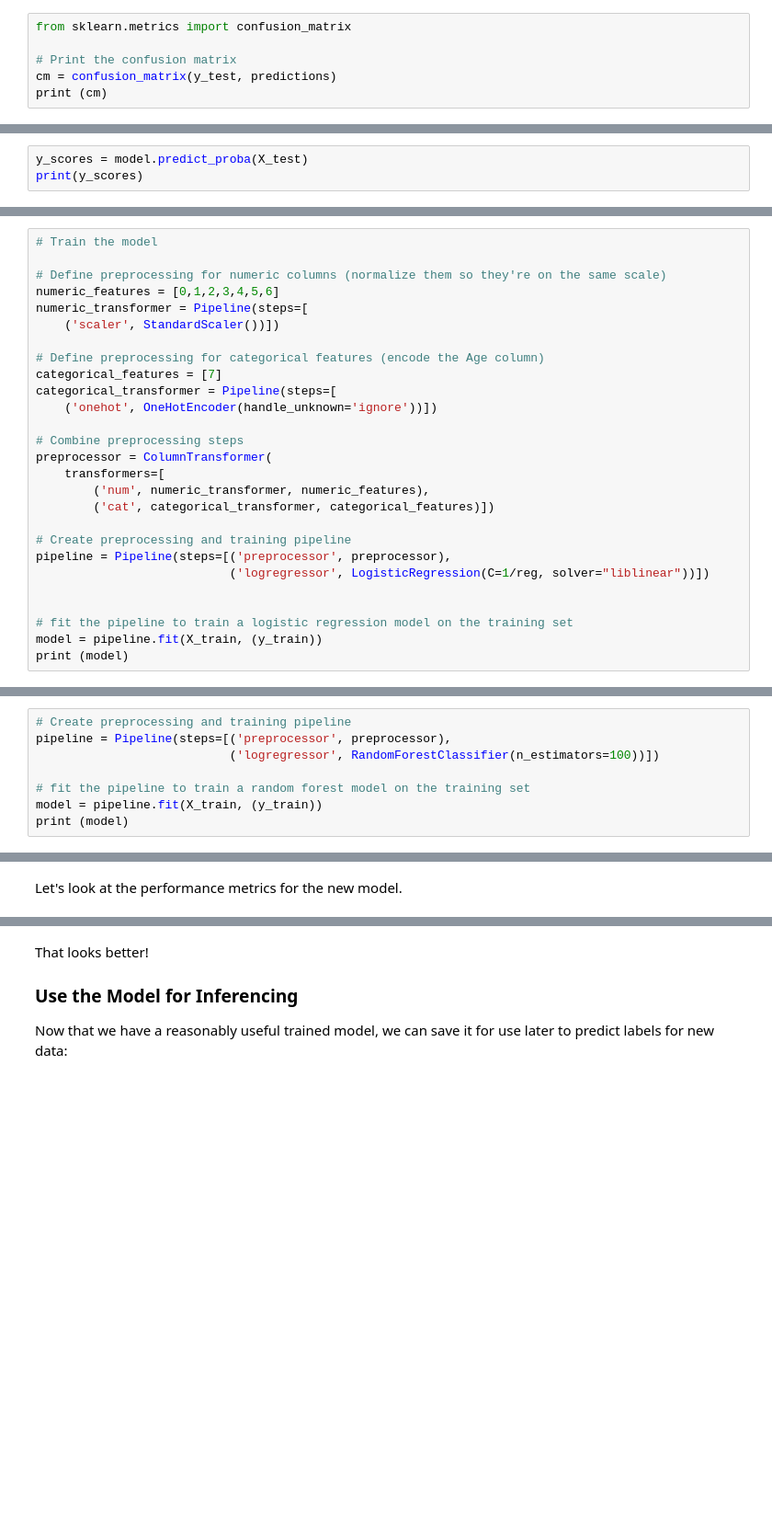
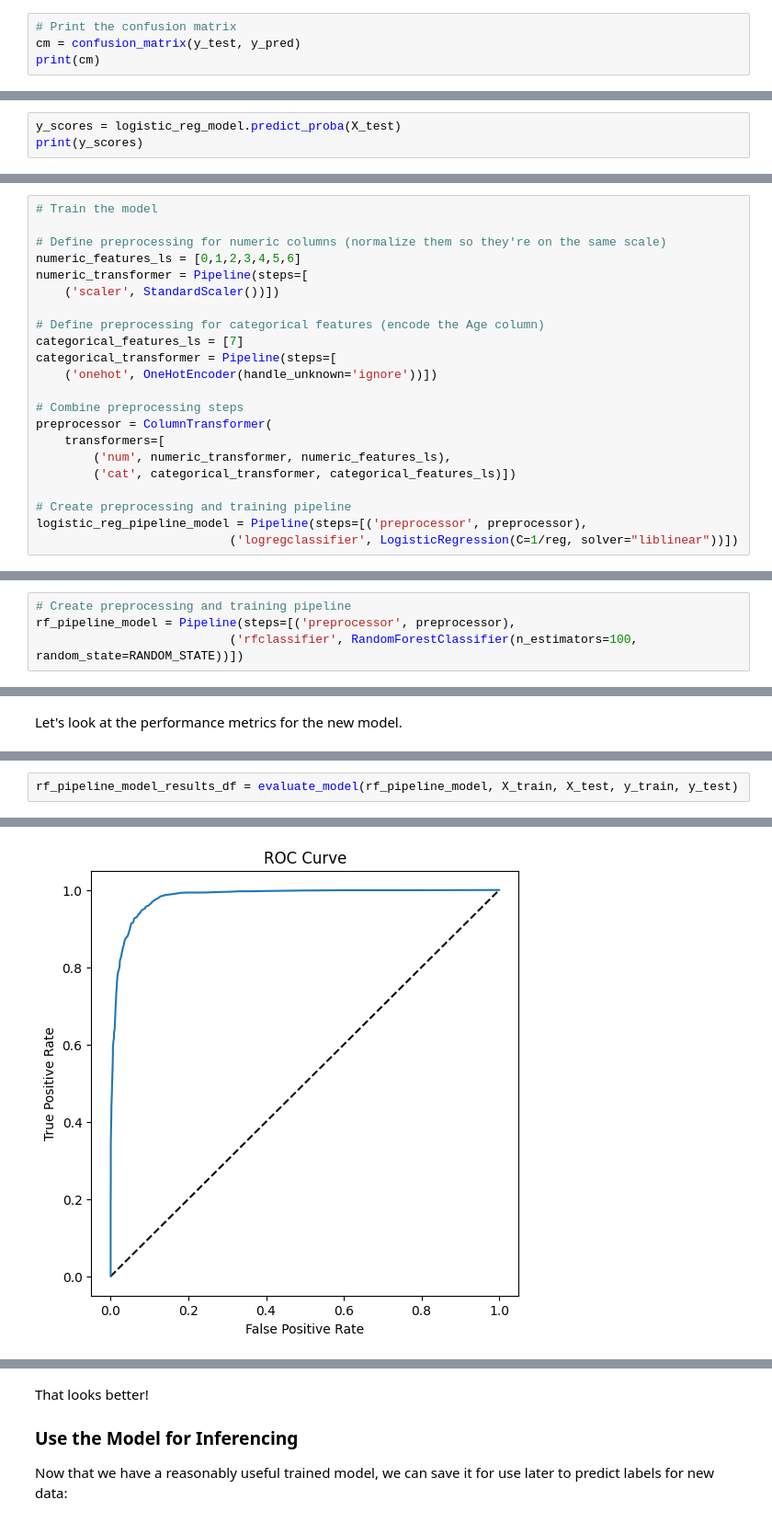
Before and after one commit to iliyaML/ms-machine-learning, a Jupyter notebook: classification/031_Classification_Binary.ipynb, the cells around one changed output, grey strips where cells are left out. Shown at 92% size. Cells and saved outputs as stored; diff of their text form; blank space fills up the shorter version.

```diff
--- a/classification/031_Classification_Binary.ipynb
+++ b/classification/031_Classification_Binary.ipynb
@@ -220,18 +238,16 @@ Note that the correct (*true*) predictions form a diagonal line from top left to
 
 In Python, you can use the **sklearn.metrics.confusion_matrix** function to find these values for a trained classifier:
 # %%
-from sklearn.metrics import confusion_matrix
-
 # Print the confusion matrix
-cm = confusion_matrix(y_test, predictions)
-print (cm)
+cm = confusion_matrix(y_test, y_pred)
+print(cm)
 # %% [output]
 [[2638  348]
  [ 600  914]]
 # %% [markdown]
 Until now, we've considered the predictions from the model as being either 1 or 0 class labels. Actually, things are a little more complex than that. Statistical machine learning algorithms, like logistic regression, are based on *probability*; so what actually gets predicted by a binary classifier is the probability that the label is true (**P(y)**) and the probability that the label is false (1 - **P(y)**). A threshold value of 0.5 is used to decide whether the predicted label is a 1 (*P(y) > 0.5*) or a 0 (*P(y) <= 0.5*). You can use the **predict_proba** method to see the probability pairs for each case:
 # %%
-y_scores = model.predict_proba(X_test)
+y_scores = logistic_reg_model.predict_proba(X_test)
 print(y_scores)
 # %% [output]
 [[0.81651727 0.18348273]
@@ -285,26 +301,21 @@ To apply these preprocessing transformations, we'll make use of a Scikit-Learn f
 # Train the model
 
 # Define preprocessing for numeric columns (normalize them so they're on the same scale)
-numeric_features = [0,1,2,3,4,5,6]
+numeric_features_ls = [0,1,2,3,4,5,6]
 numeric_transformer = Pipeline(steps=[
     ('scaler', StandardScaler())])
 
 # Define preprocessing for categorical features (encode the Age column)
-categorical_features = [7]
+categorical_features_ls = [7]
 categorical_transformer = Pipeline(steps=[
     ('onehot', OneHotEncoder(handle_unknown='ignore'))])
 
 # Combine preprocessing steps
 preprocessor = ColumnTransformer(
     transformers=[
-        ('num', numeric_transformer, numeric_features),
-        ('cat', categorical_transformer, categorical_features)])
+        ('num', numeric_transformer, numeric_features_ls),
+        ('cat', categorical_transformer, categorical_features_ls)])
 
 # Create preprocessing and training pipeline
-pipeline = Pipeline(steps=[('preprocessor', preprocessor),
-                           ('logregressor', LogisticRegression(C=1/reg, solver="liblinear"))])
-
-
-# fit the pipeline to train a logistic regression model on the training set
-model = pipeline.fit(X_train, (y_train))
-print (model)
+logistic_reg_pipeline_model = Pipeline(steps=[('preprocessor', preprocessor),
+                           ('logregclassifier', LogisticRegression(C=1/reg, solver="liblinear"))])
@@ -375,9 +399,5 @@ Now let's try a different algorithm. Previously we used a logistic regression al
 This time, We'll use the same preprocessing steps as before, but we'll train the model using an *ensemble* algorithm named *Random Forest* that combines the outputs of multiple random decision trees (for more details, see the [Scikit-Learn documentation](https://scikit-learn.org/stable/modules/ensemble.html#forests-of-randomized-trees)).
 # %%
 # Create preprocessing and training pipeline
-pipeline = Pipeline(steps=[('preprocessor', preprocessor),
-                           ('logregressor', RandomForestClassifier(n_estimators=100))])
-
-# fit the pipeline to train a random forest model on the training set
-model = pipeline.fit(X_train, (y_train))
-print (model)
+rf_pipeline_model = Pipeline(steps=[('preprocessor', preprocessor),
+                           ('rfclassifier', RandomForestClassifier(n_estimators=100, random_state=RANDOM_STATE))])
@@ -431,0 +406,3 @@ AUC: 0.982187018061389
+# %%
+rf_pipeline_model_results_df = evaluate_model(rf_pipeline_model, X_train, X_test, y_train, y_test)
+# %% [output]
@@ -431,0 +424 @@ AUC: 0.982187018061389
+[figure, added]
```
Also changed, not shown: parts of 21 cells of this notebook, 2 other files.
